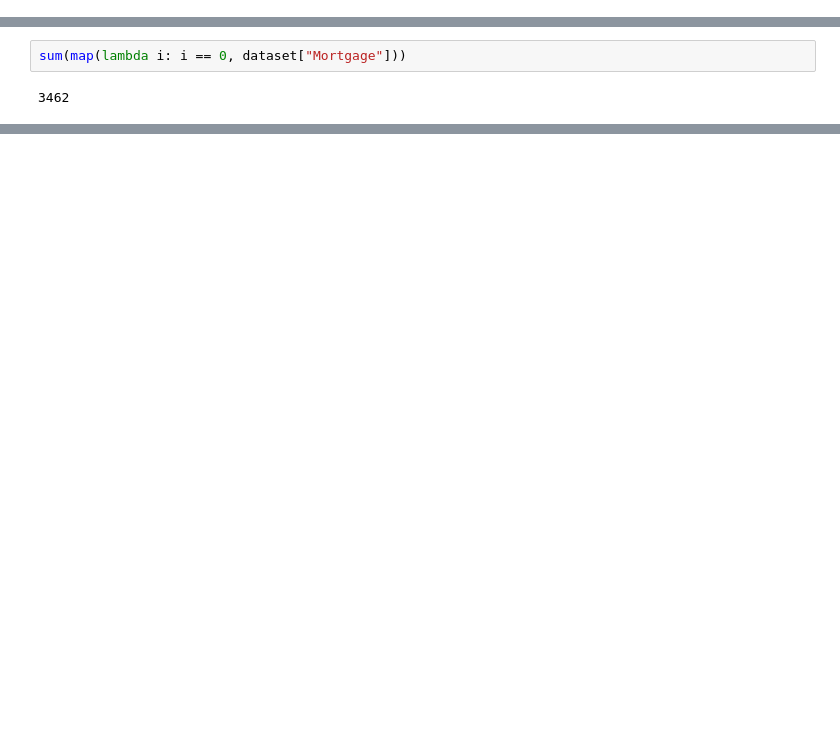
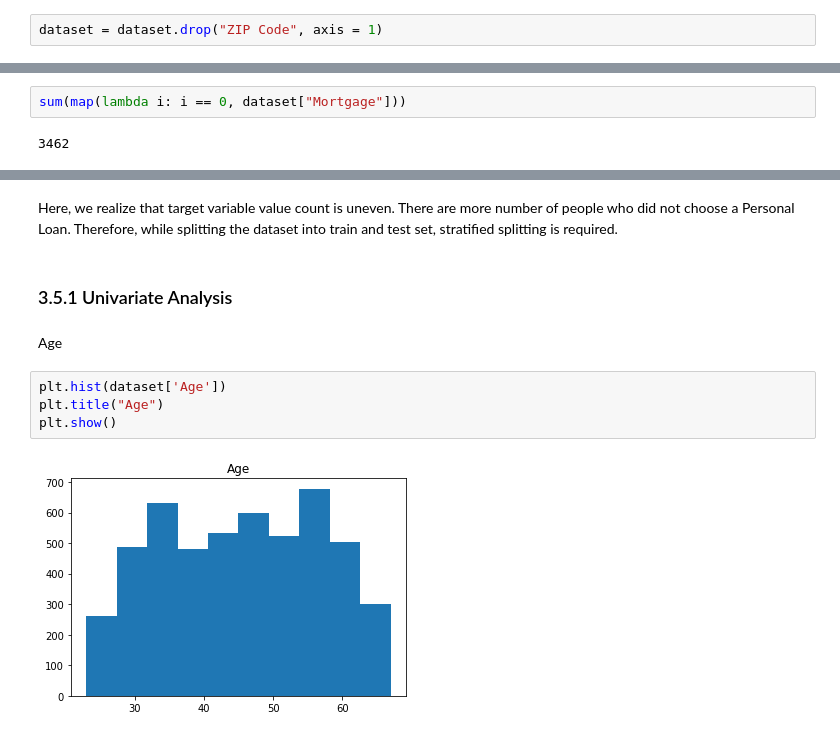
Before and after one commit to Mayroseant/Marketing-Campaign-for-Banking-Products, a Jupyter notebook: Marketing_Campaign_for_Banking_Products_Mayrose_Antony.ipynb, the cells around one changed output, grey strips where cells are left out. Saved outputs shown, nothing was run; the diff lists cells and outputs as text; blank space fills up the shorter version.

```diff
--- a/Marketing_Campaign_for_Banking_Products_Mayrose_Antony.ipynb
+++ b/Marketing_Campaign_for_Banking_Products_Mayrose_Antony.ipynb
@@ -241,0 +257,2 @@ dfDesc
+# %%
+dataset = dataset.drop("ZIP Code", axis = 1)
@@ -284,0 +307,12 @@ Text(0.5, 1.0, 'Income Distribution')
+# %% [markdown]
+Here, we realize that target variable value count is uneven. There are more number of people who did not choose a Personal Loan. Therefore, while splitting the dataset into train and test set, stratified splitting is required.
+# %% [markdown]
+### 3.5.1 Univariate Analysis
+# %% [markdown]
+Age
+# %%
+plt.hist(dataset['Age'])
+plt.title("Age")
+plt.show()
+# %% [output]
+[figure, added]
```
Also changed, not shown: parts of 226 cells of this notebook.
